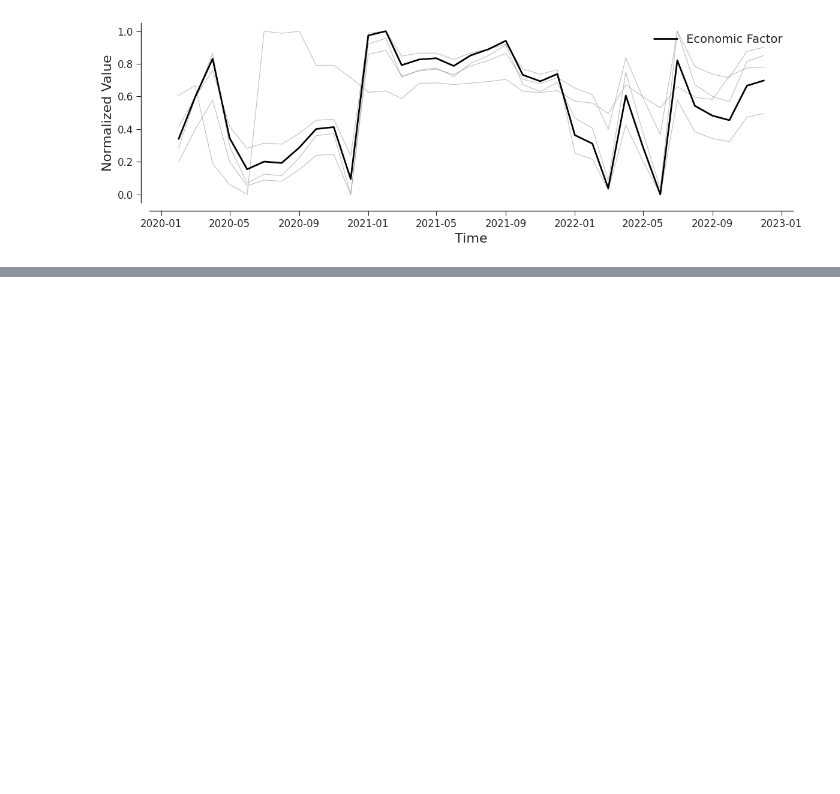
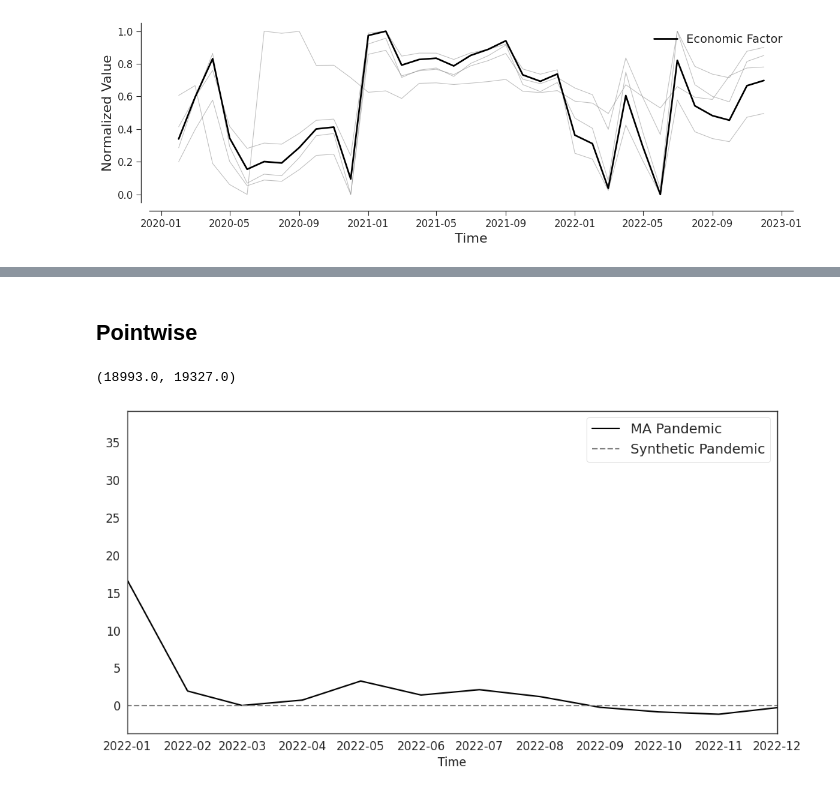
Before and after one commit to jvivian/DFMDash, a Jupyter notebook: reports/figures/figures.ipynb, the cells around one changed output, grey strips where cells are left out. Cells and saved outputs as stored; diff of their text form; code cells hidden in the pictures; blank space fills up the shorter version.

```diff
--- a/reports/figures/figures.ipynb
+++ b/reports/figures/figures.ipynb
@@ -291,3 +443,21 @@ plt.show()
+# %% [markdown]
+## Pointwise
+# %%
+normalized_treated_outcome = data.treated_outcome_all - ys.reshape(-1, 1)
+normalized_treated_outcome = normalized_treated_outcome[:, 0]
+normalized_synth = np.zeros(data.periods_all)
+most_extreme_value = np.max(np.absolute(normalized_treated_outcome))
+
+if invert:
+    normalized_treated_outcome *= -1
+    normalized_synth *= -1
+plt.figure(figsize=(12, 6))
+sns.lineplot(x=x, y=normalized_treated_outcome, label=f"{treated_unit} {outcome_var}", c='black')
+sns.lineplot(x=x, y=normalized_synth, label=f"Synthetic {outcome_var}", c='grey', linestyle='--')
+plt.xlim([datetime(2022, 1,1), x.max()])
+# %% [output]
+(18993.0, 19327.0)
+[figure, added]
 # %% [markdown]
 # Dashboard Figures
 
```
Also changed, not shown: parts of 9 cells of this notebook.
